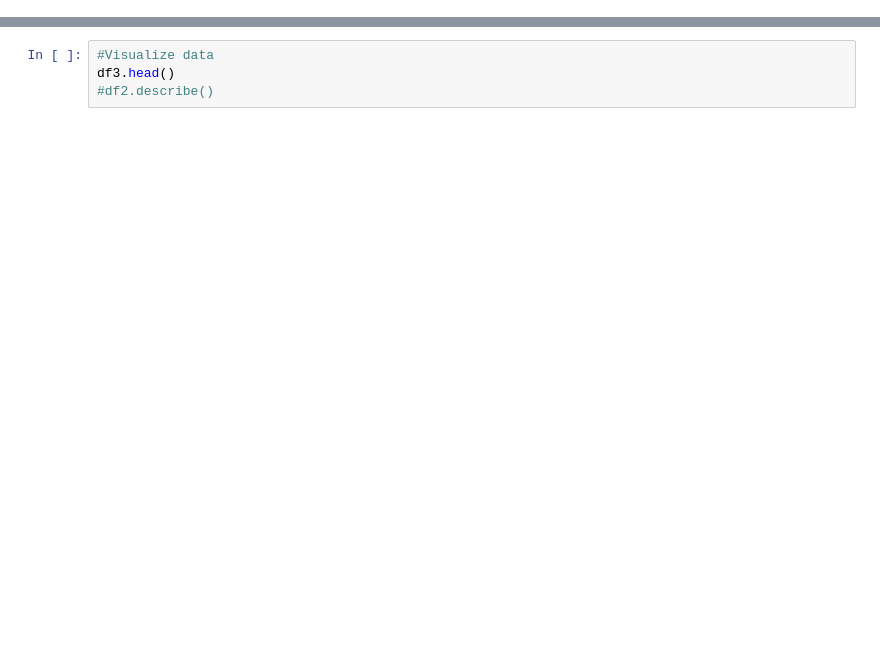
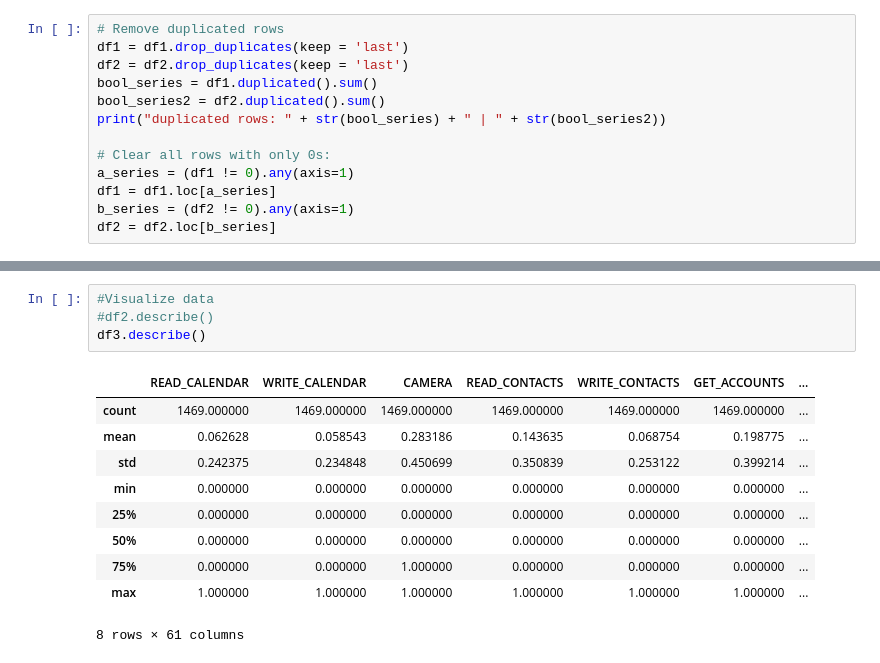
Before and after one commit to viniciusdel/python-ransomware-analyzer, a Jupyter notebook: CSV Analysis.ipynb, the cells around one changed output, grey strips where cells are left out. Drawn from its saved outputs; the diff is of its cells as text; blank space fills up the shorter version.

```diff
--- a/CSV Analysis.ipynb
+++ b/CSV Analysis.ipynb
@@ -49,0 +47,13 @@ df2 = df2.sample(frac=1)
+# %%
+# Remove duplicated rows
+df1 = df1.drop_duplicates(keep = 'last')
+df2 = df2.drop_duplicates(keep = 'last')
+bool_series = df1.duplicated().sum()
+bool_series2 = df2.duplicated().sum()
+print("duplicated rows: " + str(bool_series) + " | " + str(bool_series2))
+
+# Clear all rows with only 0s:
+a_series = (df1 != 0).any(axis=1)
+df1 = df1.loc[a_series]
+b_series = (df2 != 0).any(axis=1)
+df2 = df2.loc[b_series]
@@ -50,5 +109,16 @@ df2 = df2.sample(frac=1)
 # %%
 #Visualize data
-df3.head()
 #df2.describe()
+df3.describe()
+# %% [output]
+|  | READ_CALENDAR | WRITE_CALENDAR | CAMERA | READ_CONTACTS | WRITE_CONTACTS | GET_ACCOUNTS | ... |
+| count | 1469.000000 | 1469.000000 | 1469.000000 | 1469.000000 | 1469.000000 | 1469.000000 | ... |
+| mean | 0.062628 | 0.058543 | 0.283186 | 0.143635 | 0.068754 | 0.198775 | ... |
+| std | 0.242375 | 0.234848 | 0.450699 | 0.350839 | 0.253122 | 0.399214 | ... |
+| min | 0.000000 | 0.000000 | 0.000000 | 0.000000 | 0.000000 | 0.000000 | ... |
+| 25% | 0.000000 | 0.000000 | 0.000000 | 0.000000 | 0.000000 | 0.000000 | ... |
+| 50% | 0.000000 | 0.000000 | 0.000000 | 0.000000 | 0.000000 | 0.000000 | ... |
+| 75% | 0.000000 | 0.000000 | 1.000000 | 0.000000 | 0.000000 | 0.000000 | ... |
+| max | 1.000000 | 1.000000 | 1.000000 | 1.000000 | 1.000000 | 1.000000 | ... |
+8 rows × 61 columns
 # %%
```
Also changed, not shown: parts of 17 cells of this notebook, 4 other files.
